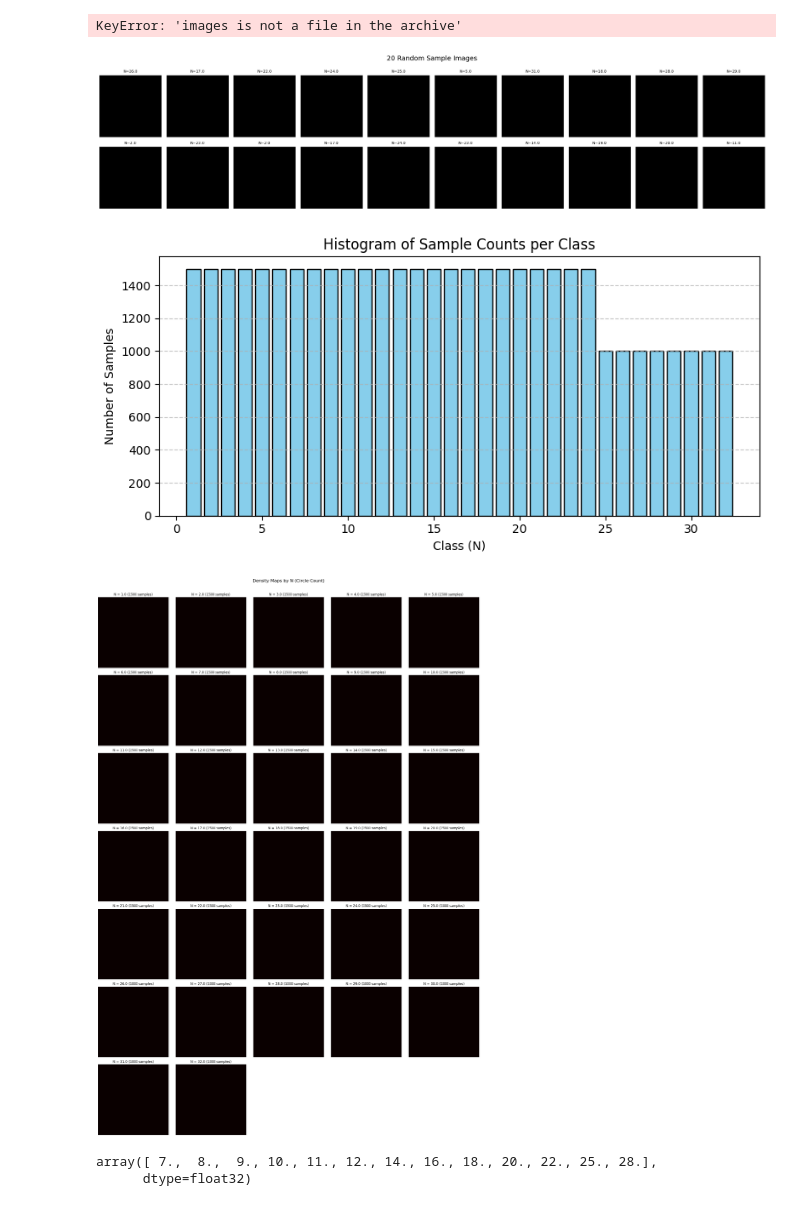
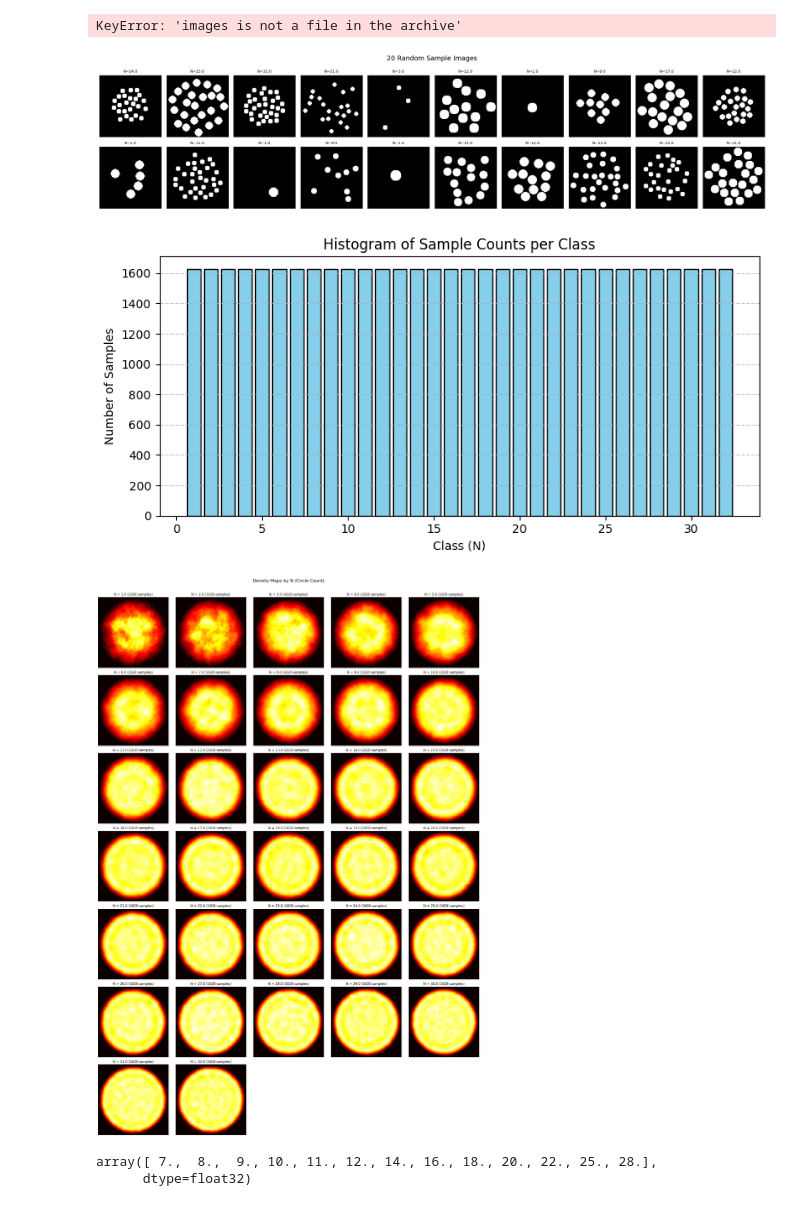
Before and after one commit to francesco-cal98/Groundeep, a Jupyter notebook: density_map.ipynb, the cells around one changed output. Saved outputs shown, nothing was run; the diff lists cells and outputs as text; code cells hidden in the pictures.

Commit message:
Last_dataset_need_more_analyses

```diff
--- a/density_map.ipynb
+++ b/density_map.ipynb
@@ -157,12 +157,12 @@ np.savez(
     CH_list=data['CH_list'],
 )
 # %%
-data_path = "/home/student/Desktop/Groundeep/circle_dataset_200x200_to_100x100_targeted_generation_v2_optimized_faster/circle_dataset_100x100_targeted_correlations.npz"
+data_path = "circle_dataset_corr_tuned_v12/circle_dataset_100x100_corr_tuned_v12.npz"
 plot_all_density_maps(data_path)
 # %% [output]
-[figure, old version]
+[figure, new version]
-[figure, old version]
+[figure, new version]
-[figure, old version]
+[figure, new version]
 # %%
 from scipy import io
 import numpy as np
```
Also changed, not shown: 4 other files.
